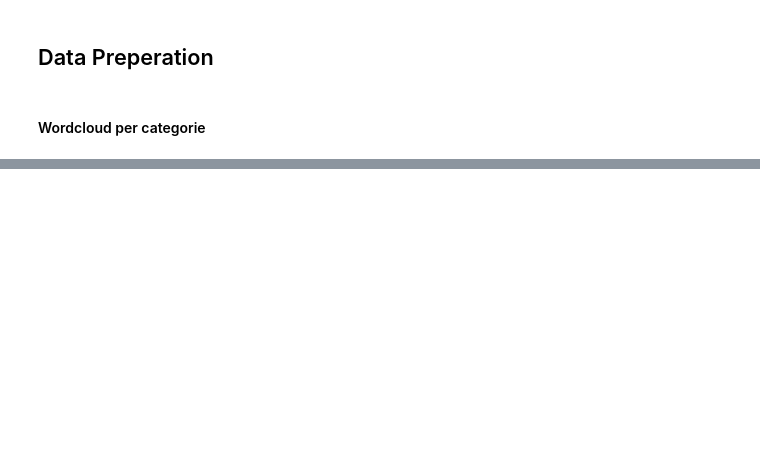
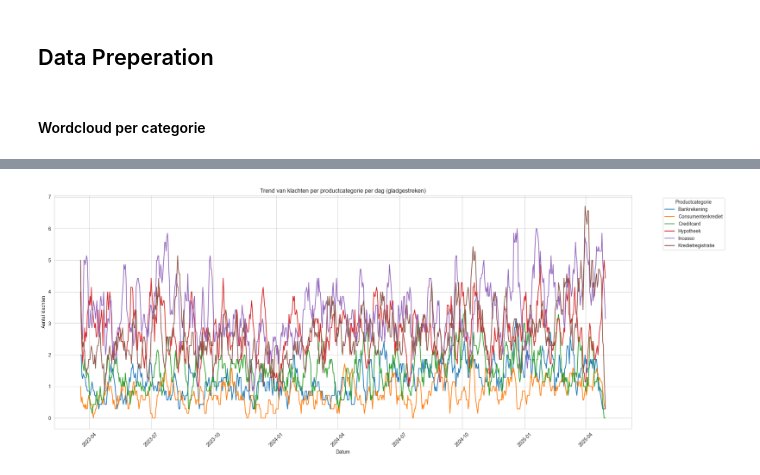
Before and after one commit to AmissaAbbes/Dataproject1, a Jupyter notebook: train.ipynb, the cells around one changed output, grey strips where cells are left out. Saved outputs shown, nothing was run; the diff lists cells and outputs as text; code cells hidden in the pictures; blank space fills up the shorter version.

Commit message:
klachten per cat tegenover datum

```diff
--- a/train.ipynb
+++ b/train.ipynb
@@ -248,0 +249,20 @@ for product, groep in train.groupby("Product"):
+# %%
+#datumkolom om naar datetime
+train["Datum_ontvangst"] = pd.to_datetime(train["Datum_ontvangst"])
+
+##groeperen en rolling average
+klachten_per_dag = train.groupby([train["Datum_ontvangst"].dt.date, "Product"]).size().unstack(fill_value=0)
+smoothed = klachten_per_dag.rolling(window=7, min_periods=1).mean()
+
+##plotten
+sns.set_style("whitegrid")
+smoothed.plot(figsize=(20,8))
+plt.title("Trend van klachten per productcategorie per dag (gladgestreken)")
+plt.xlabel("Datum")
+plt.ylabel("Aantal klachten")
+plt.xticks(rotation=45)
+plt.legend(title="Productcategorie", bbox_to_anchor=(1.05, 1), loc='upper left')
+plt.tight_layout()
+plt.show()
+# %% [output]
+[figure, added]
```
Also changed, not shown: parts of 6 cells of this notebook.
